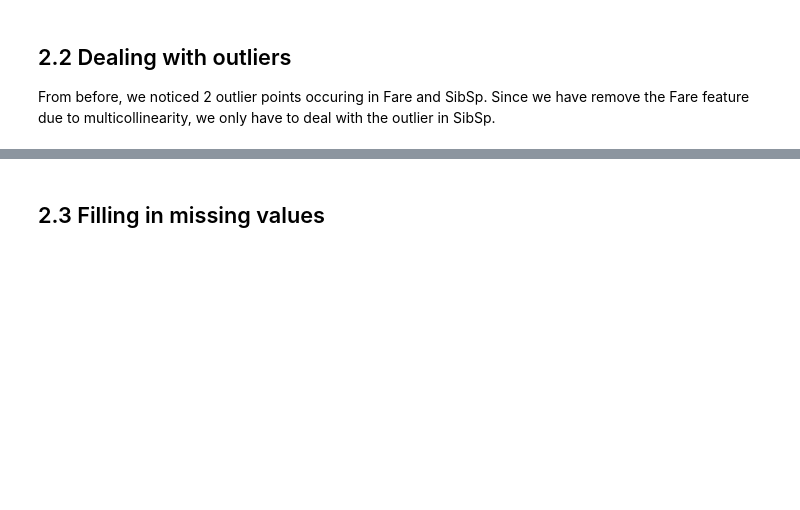
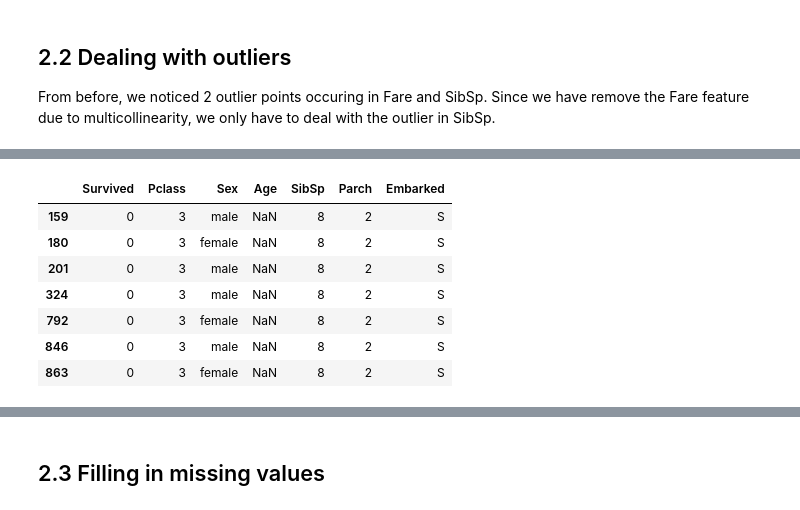
Before and after one commit to myang987/kaggle-comp-titanic, a Jupyter notebook: working.ipynb, the cells around one changed output, grey strips where cells are left out. Drawn from its saved outputs; the diff is of its cells as text; code cells hidden in the pictures; blank space fills up the shorter version.

```diff
--- a/working.ipynb
+++ b/working.ipynb
@@ -389 +385,12 @@ fig.tight_layout(pad=1.5)
+# %%
+train_data_copy[train_data_copy['SibSp'] >= 8]
+# %% [output]
+|  | Survived | Pclass | Sex | Age | SibSp | Parch | Embarked |
+| 159 | 0 | 3 | male | NaN | 8 | 2 | S |
+| 180 | 0 | 3 | female | NaN | 8 | 2 | S |
+| 201 | 0 | 3 | male | NaN | 8 | 2 | S |
+| 324 | 0 | 3 | male | NaN | 8 | 2 | S |
+| 792 | 0 | 3 | female | NaN | 8 | 2 | S |
+| 846 | 0 | 3 | male | NaN | 8 | 2 | S |
+| 863 | 0 | 3 | female | NaN | 8 | 2 | S |
 # %%
```
Also changed, not shown: parts of 11 cells of this notebook.
